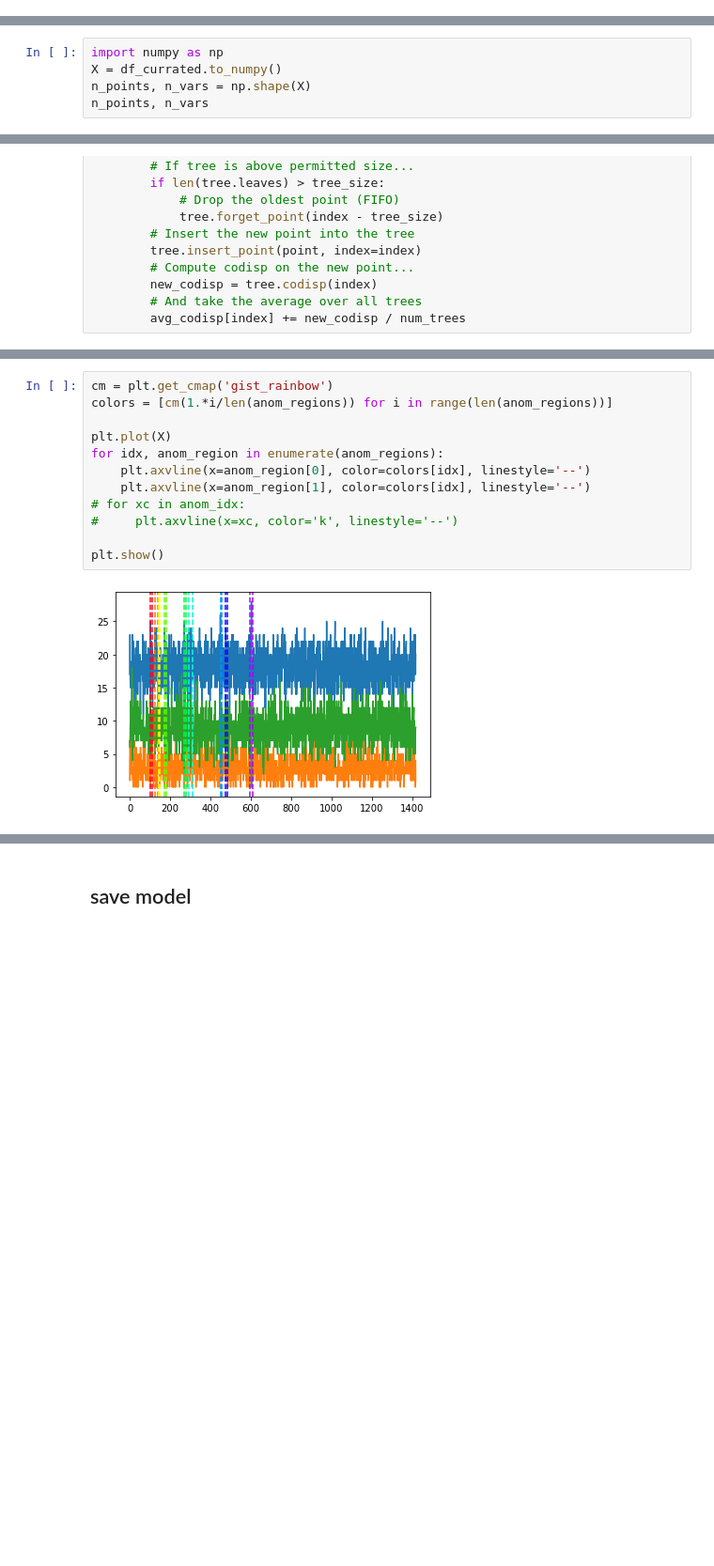
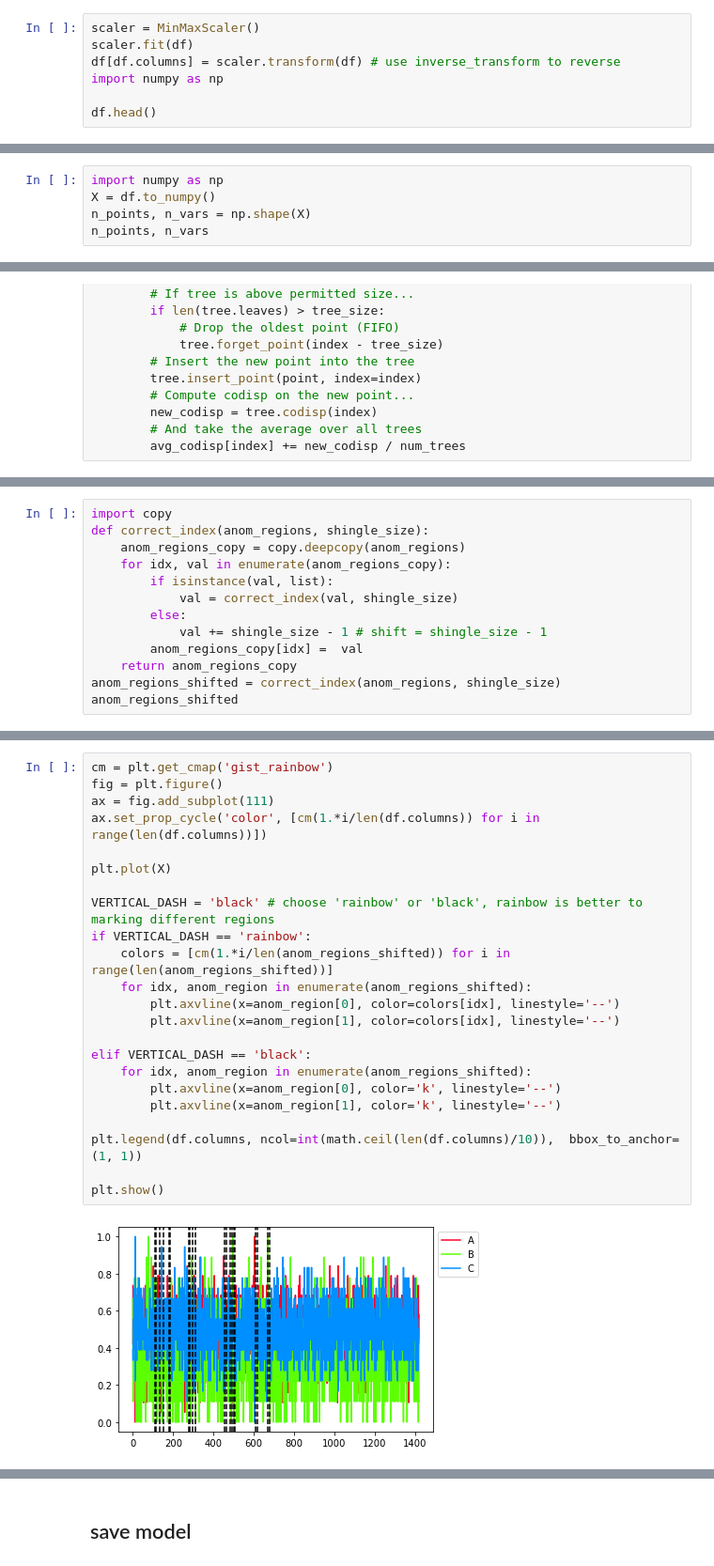
Before and after one commit to yasirroni/rrcf-power, a Jupyter notebook: rrcf-power.ipynb, the cells around one changed output, grey strips where cells are left out. Shown: that part at 94% size. Drawn from its saved outputs; the diff is of its cells as text; blank space fills up the shorter version.

Commit message:
fix range index to be shifted

```diff
--- a/rrcf-power.ipynb
+++ b/rrcf-power.ipynb
@@ -128,0 +105,7 @@ plt.show()
+# %%
+scaler = MinMaxScaler()
+scaler.fit(df)
+df[df.columns] = scaler.transform(df) # use inverse_transform to reverse
+import numpy as np
+
+df.head()
@@ -130,7 +131,7 @@ plt.show()
 ## RRCF (Initial)
 # %%
 import numpy as np
-X = df_currated.to_numpy()
+X = df.to_numpy()
 n_points, n_vars = np.shape(X)
 n_points, n_vars
 # %% [output]
@@ -313,0 +326,13 @@ anom_regions
+# %%
+import copy
+def correct_index(anom_regions, shingle_size):
+    anom_regions_copy = copy.deepcopy(anom_regions)
+    for idx, val in enumerate(anom_regions_copy):
+        if isinstance(val, list):
+            val = correct_index(val, shingle_size)
+        else:
+            val += shingle_size - 1 # shift = shingle_size - 1
+        anom_regions_copy[idx] =  val
+    return anom_regions_copy
+anom_regions_shifted = correct_index(anom_regions, shingle_size)
+anom_regions_shifted
@@ -314,15 +350,26 @@ anom_regions
 # %%
 cm = plt.get_cmap('gist_rainbow')
-colors = [cm(1.*i/len(anom_regions)) for i in range(len(anom_regions))]
+fig = plt.figure()
+ax = fig.add_subplot(111)
+ax.set_prop_cycle('color', [cm(1.*i/len(df.columns)) for i in range(len(df.columns))])
 
 plt.plot(X)
-for idx, anom_region in enumerate(anom_regions):
-    plt.axvline(x=anom_region[0], color=colors[idx], linestyle='--')
-    plt.axvline(x=anom_region[1], color=colors[idx], linestyle='--')
-# for xc in anom_idx:
-#     plt.axvline(x=xc, color='k', linestyle='--')
+
+VERTICAL_DASH = 'black' # choose 'rainbow' or 'black', rainbow is better to marking different regions
+if VERTICAL_DASH == 'rainbow':
+    colors = [cm(1.*i/len(anom_regions_shifted)) for i in range(len(anom_regions_shifted))]
+    for idx, anom_region in enumerate(anom_regions_shifted):
+        plt.axvline(x=anom_region[0], color=colors[idx], linestyle='--')
+        plt.axvline(x=anom_region[1], color=colors[idx], linestyle='--')
+
+elif VERTICAL_DASH == 'black':
+    for idx, anom_region in enumerate(anom_regions_shifted):
+        plt.axvline(x=anom_region[0], color='k', linestyle='--')
+        plt.axvline(x=anom_region[1], color='k', linestyle='--')
+
+plt.legend(df.columns, ncol=int(math.ceil(len(df.columns)/10)),  bbox_to_anchor=(1, 1))
 
 plt.show()
 # %% [output]
-[figure, old version]
+[figure, new version]
 # %%
```
Also changed, not shown: parts of 36 cells of this notebook.
